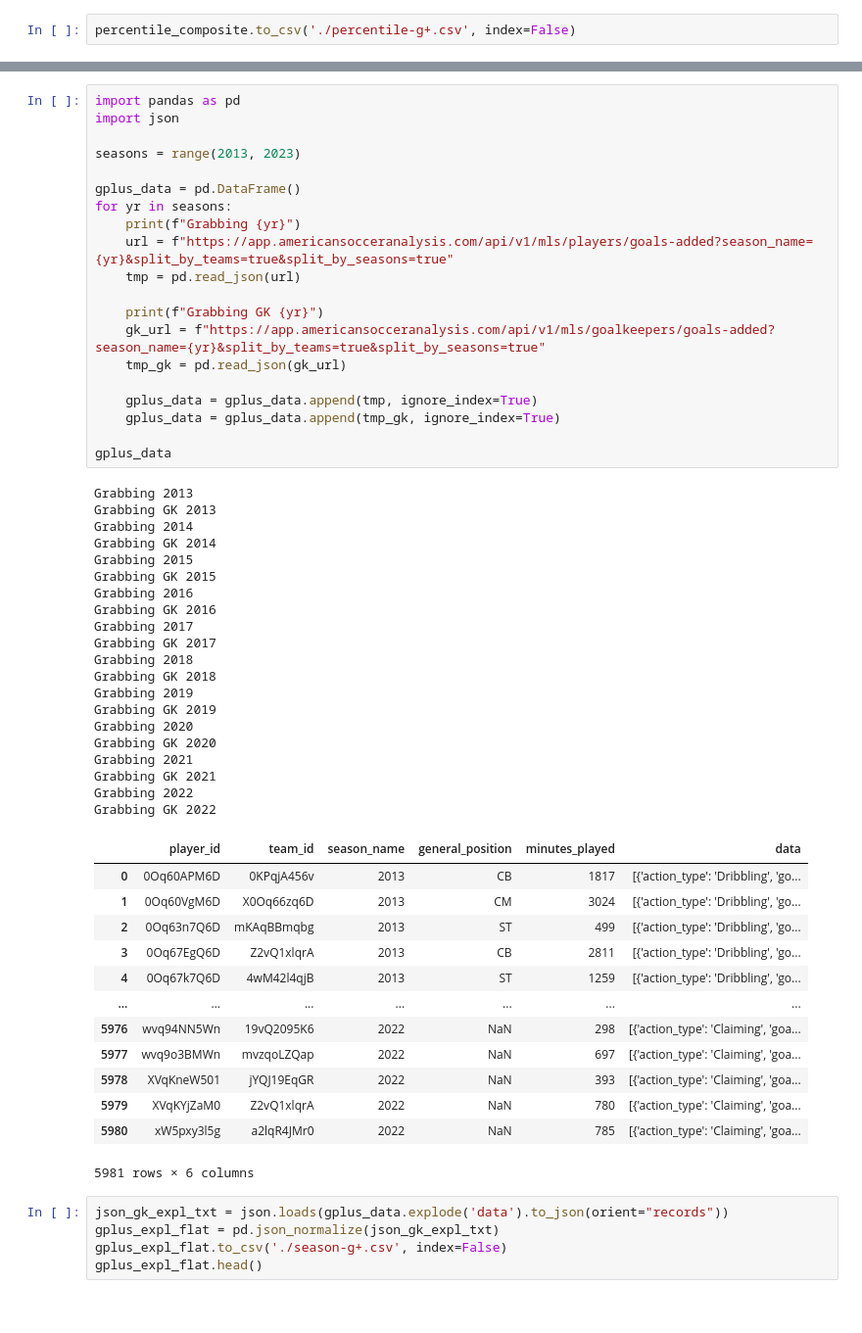
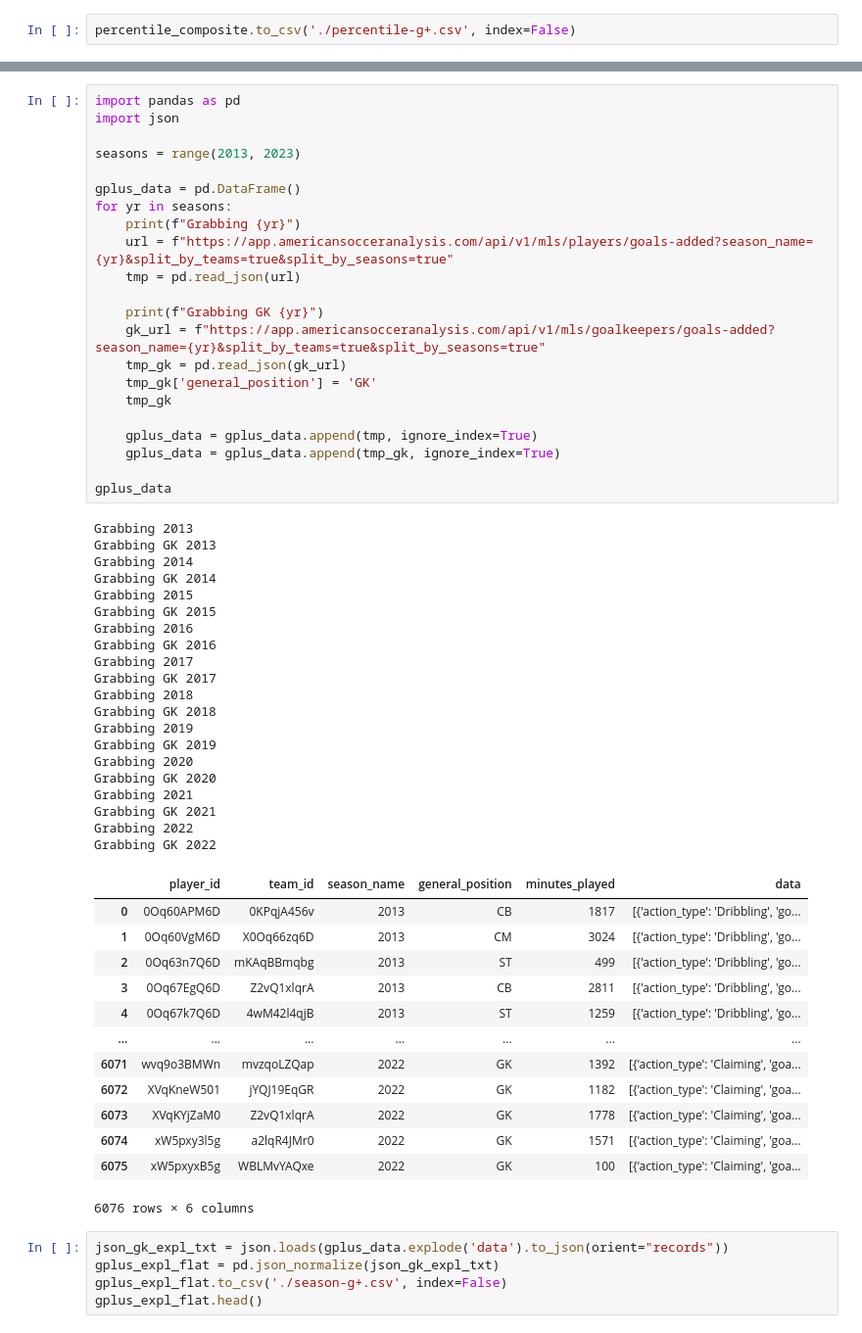
Before and after one commit to akeaswaran/goalsadded-data, a Jupyter notebook: ASA Tinkering.ipynb, the cells around one changed output, grey strips where cells are left out. Shown at 98% size. Drawn from its saved outputs; the diff is of its cells as text.

```diff
--- a/ASA Tinkering.ipynb
+++ b/ASA Tinkering.ipynb
@@ -1271,45 +1272,47 @@ for yr in seasons:
     print(f"Grabbing GK {yr}")
     gk_url = f"https://app.americansocceranalysis.com/api/v1/mls/goalkeepers/goals-added?season_name={yr}&split_by_teams=true&split_by_seasons=true"
     tmp_gk = pd.read_json(gk_url)
+    tmp_gk['general_position'] = 'GK'
+    tmp_gk
 
     gplus_data = gplus_data.append(tmp, ignore_index=True)
     gplus_data = gplus_data.append(tmp_gk, ignore_index=True)
 
 gplus_data
 # %% [output]
 Grabbing 2013
 Grabbing GK 2013
 Grabbing 2014
 Grabbing GK 2014
 Grabbing 2015
 Grabbing GK 2015
 Grabbing 2016
 Grabbing GK 2016
 Grabbing 2017
 Grabbing GK 2017
 Grabbing 2018
 Grabbing GK 2018
 Grabbing 2019
 Grabbing GK 2019
 Grabbing 2020
 Grabbing GK 2020
 Grabbing 2021
 Grabbing GK 2021
 Grabbing 2022
 Grabbing GK 2022
 |  | player_id | team_id | season_name | general_position | minutes_played | data |
 | 0 | 0Oq60APM6D | 0KPqjA456v | 2013 | CB | 1817 | [{'action_type': 'Dribbling', 'go... |
 | 1 | 0Oq60VgM6D | X0Oq66zq6D | 2013 | CM | 3024 | [{'action_type': 'Dribbling', 'go... |
 | 2 | 0Oq63n7Q6D | mKAqBBmqbg | 2013 | ST | 499 | [{'action_type': 'Dribbling', 'go... |
 | 3 | 0Oq67EgQ6D | Z2vQ1xlqrA | 2013 | CB | 2811 | [{'action_type': 'Dribbling', 'go... |
 | 4 | 0Oq67k7Q6D | 4wM42l4qjB | 2013 | ST | 1259 | [{'action_type': 'Dribbling', 'go... |
 | ... | ... | ... | ... | ... | ... | ... |
-| 5976 | wvq94NN5Wn | 19vQ2095K6 | 2022 | NaN | 298 | [{'action_type': 'Claiming', 'goa... |
-| 5977 | wvq9o3BMWn | mvzqoLZQap | 2022 | NaN | 697 | [{'action_type': 'Claiming', 'goa... |
-| 5978 | XVqKneW501 | jYQJ19EqGR | 2022 | NaN | 393 | [{'action_type': 'Claiming', 'goa... |
-| 5979 | XVqKYjZaM0 | Z2vQ1xlqrA | 2022 | NaN | 780 | [{'action_type': 'Claiming', 'goa... |
-| 5980 | xW5pxy3l5g | a2lqR4JMr0 | 2022 | NaN | 785 | [{'action_type': 'Claiming', 'goa... |
+| 6071 | wvq9o3BMWn | mvzqoLZQap | 2022 | GK | 1392 | [{'action_type': 'Claiming', 'goa... |
+| 6072 | XVqKneW501 | jYQJ19EqGR | 2022 | GK | 1182 | [{'action_type': 'Claiming', 'goa... |
+| 6073 | XVqKYjZaM0 | Z2vQ1xlqrA | 2022 | GK | 1778 | [{'action_type': 'Claiming', 'goa... |
+| 6074 | xW5pxy3l5g | a2lqR4JMr0 | 2022 | GK | 1571 | [{'action_type': 'Claiming', 'goa... |
+| 6075 | xW5pxyxB5g | WBLMvYAQxe | 2022 | GK | 100 | [{'action_type': 'Claiming', 'goa... |
-5981 rows × 6 columns
+6076 rows × 6 columns
 # %%
 json_gk_expl_txt = json.loads(gplus_data.explode('data').to_json(orient="records"))
 gplus_expl_flat = pd.json_normalize(json_gk_expl_txt)
```
Also changed, not shown: parts of 31 cells of this notebook, 1 other file.
